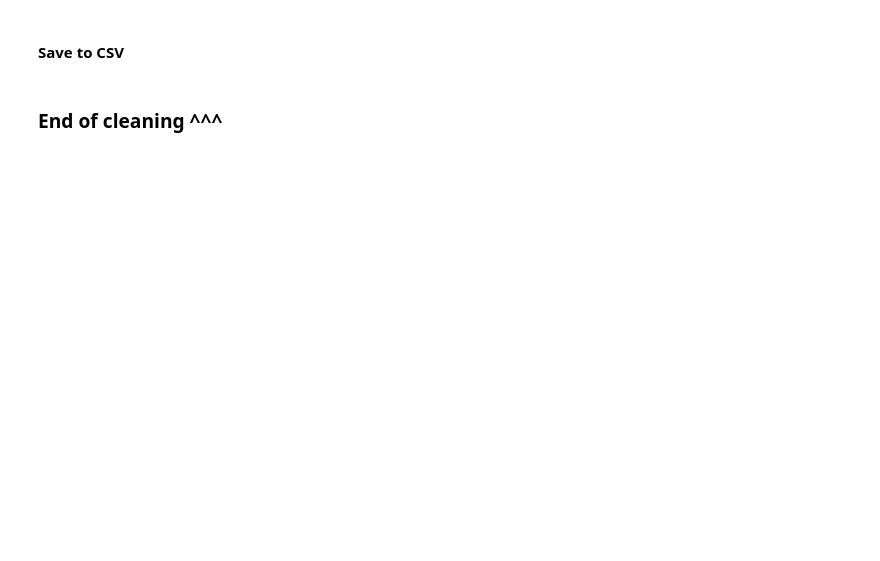
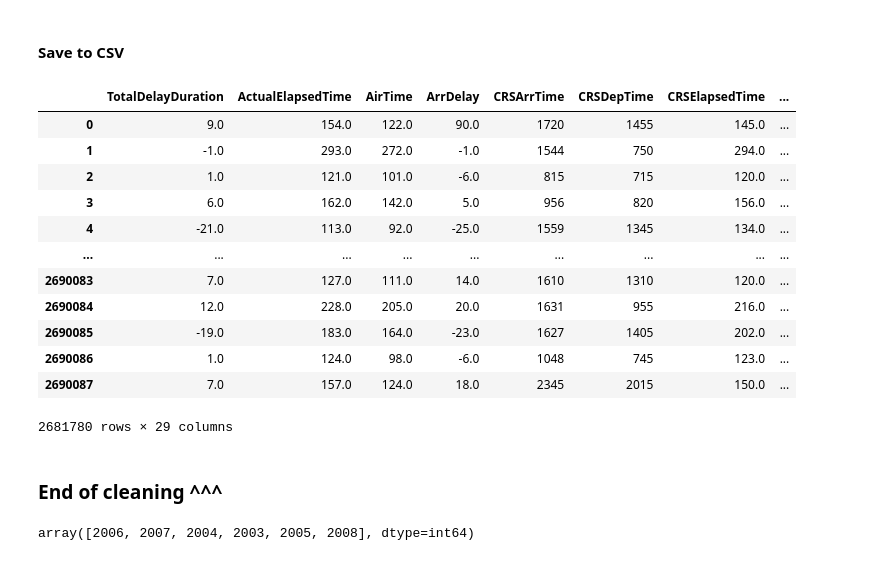
Before and after one commit to L1uM4rt1n/BDA-Project, a Jupyter notebook: eda/julian_cleaning/Julian Cleaning Final.ipynb, the cells around one changed output. Cells and saved outputs as stored; diff of their text form; code cells hidden in the pictures; blank space fills up the shorter version.

```diff
--- a/eda/julian_cleaning/Julian Cleaning Final.ipynb
+++ b/eda/julian_cleaning/Julian Cleaning Final.ipynb
@@ -451,6 +470,26 @@ df_cleaned.drop(df_cleaned['ArrDateTime'].str.startswith("ERROR").index, inplace
 # %% [markdown]
 #### Save to CSV
+# %%
+df_cleaned
+# %% [output]
+|  | TotalDelayDuration | ActualElapsedTime | AirTime | ArrDelay | CRSArrTime | CRSDepTime | CRSElapsedTime | ... |
+| 0 | 9.0 | 154.0 | 122.0 | 90.0 | 1720 | 1455 | 145.0 | ... |
+| 1 | -1.0 | 293.0 | 272.0 | -1.0 | 1544 | 750 | 294.0 | ... |
+| 2 | 1.0 | 121.0 | 101.0 | -6.0 | 815 | 715 | 120.0 | ... |
+| 3 | 6.0 | 162.0 | 142.0 | 5.0 | 956 | 820 | 156.0 | ... |
+| 4 | -21.0 | 113.0 | 92.0 | -25.0 | 1559 | 1345 | 134.0 | ... |
+| ... | ... | ... | ... | ... | ... | ... | ... | ... |
+| 2690083 | 7.0 | 127.0 | 111.0 | 14.0 | 1610 | 1310 | 120.0 | ... |
+| 2690084 | 12.0 | 228.0 | 205.0 | 20.0 | 1631 | 955 | 216.0 | ... |
+| 2690085 | -19.0 | 183.0 | 164.0 | -23.0 | 1627 | 1405 | 202.0 | ... |
+| 2690086 | 1.0 | 124.0 | 98.0 | -6.0 | 1048 | 745 | 123.0 | ... |
+| 2690087 | 7.0 | 157.0 | 124.0 | 18.0 | 2345 | 2015 | 150.0 | ... |
+2681780 rows × 29 columns
 # %%
 df_cleaned.to_csv('df_cleaned_non_cancelled.csv')
 # %% [markdown]
 ### End of cleaning ^^^
+# %%
+(df.YearArr).unique()
+# %% [output]
+array([2006, 2007, 2004, 2003, 2005, 2008], dtype=int64)
```
Also changed, not shown: parts of 9 cells of this notebook.
